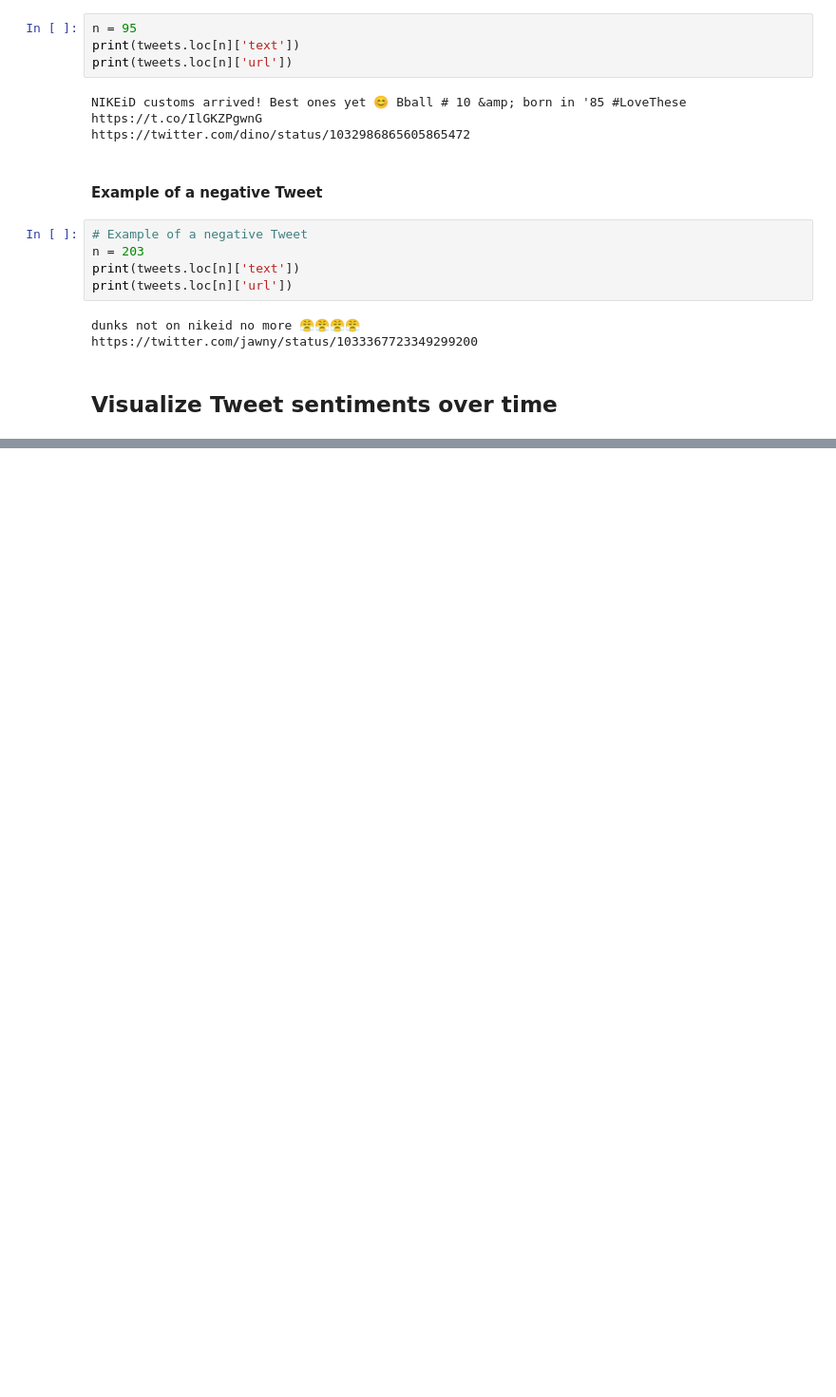
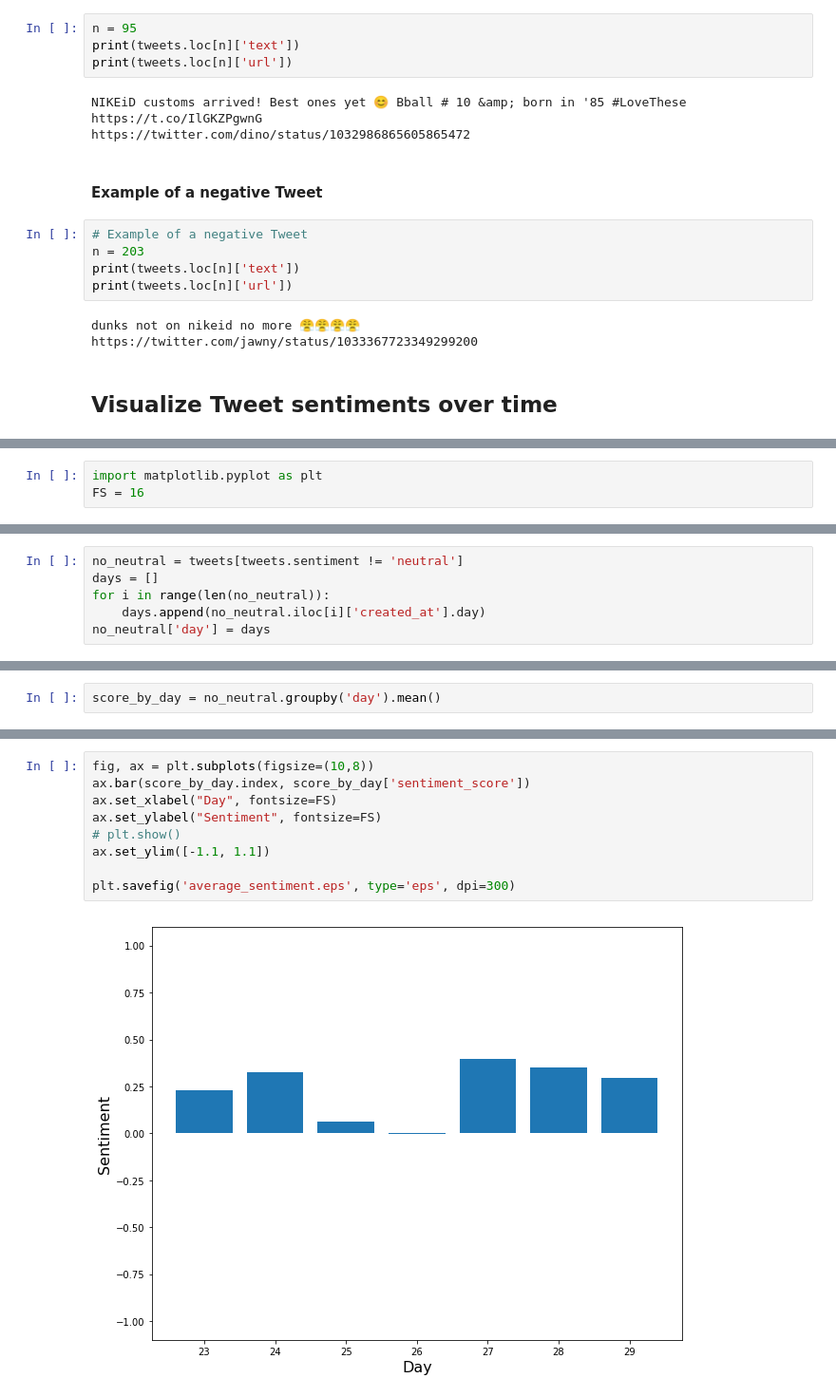
Before and after one commit to johnwmillr/TwitterTracker, a Jupyter notebook: TwitterTracker.ipynb, the cells around one changed output, grey strips where cells are left out. Shown at 95% size. Cells and saved outputs as stored; diff of their text form; blank space fills up the shorter version.

```diff
--- a/TwitterTracker.ipynb
+++ b/TwitterTracker.ipynb
@@ -184,0 +179,3 @@ import matplotlib
+# %%
+import matplotlib.pyplot as plt
+FS = 16
@@ -188,0 +253,6 @@ ModuleNotFoundError: No module named 'matplotlib'
+# %%
+no_neutral = tweets[tweets.sentiment != 'neutral']
+days = []
+for i in range(len(no_neutral)):
+    days.append(no_neutral.iloc[i]['created_at'].day)
+no_neutral['day'] = days
@@ -188,0 +265,2 @@ ModuleNotFoundError: No module named 'matplotlib'
+# %%
+score_by_day = no_neutral.groupby('day').mean()
@@ -188,0 +279,11 @@ ModuleNotFoundError: No module named 'matplotlib'
+# %%
+fig, ax = plt.subplots(figsize=(10,8))
+ax.bar(score_by_day.index, score_by_day['sentiment_score'])
+ax.set_xlabel("Day", fontsize=FS)
+ax.set_ylabel("Sentiment", fontsize=FS)
+# plt.show()
+ax.set_ylim([-1.1, 1.1])
+
+plt.savefig('average_sentiment.eps', type='eps', dpi=300)
+# %% [output]
+[figure, added]
```
Also changed, not shown: parts of 13 cells of this notebook.
